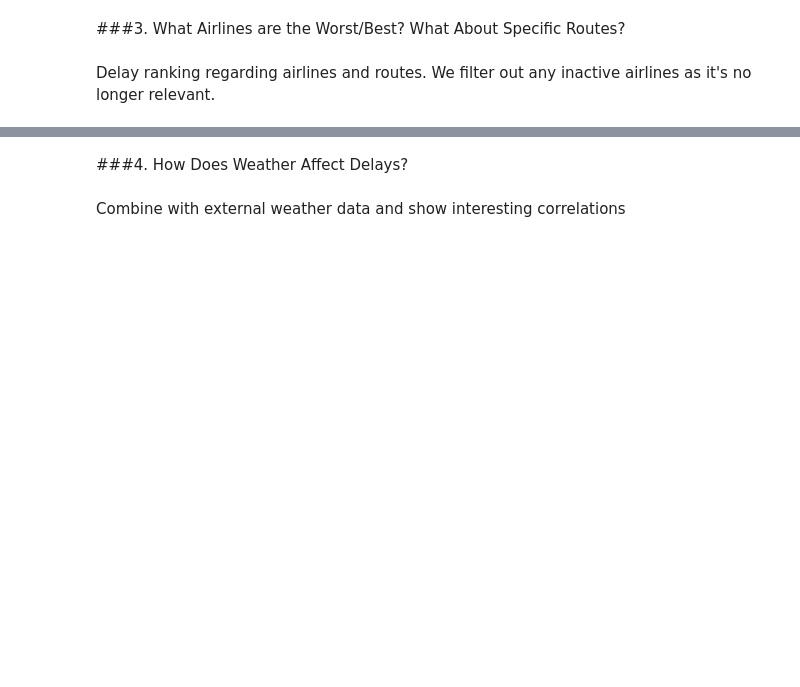
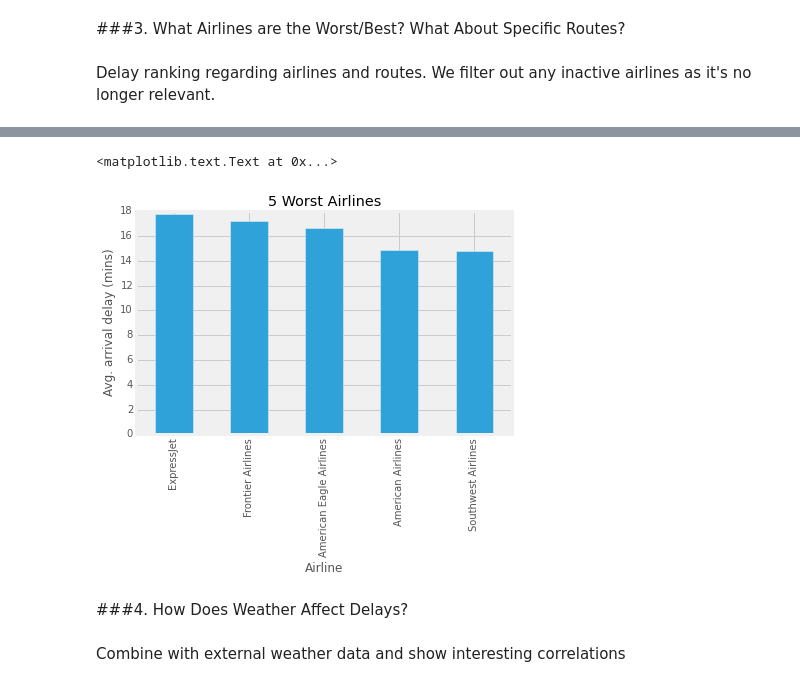
Before and after one commit to LeonhardFS/flightbbq, a Jupyter notebook: 03_DataExploration.ipynb, the cells around one changed output, grey strips where cells are left out. Saved outputs shown, nothing was run; the diff lists cells and outputs as text; code cells hidden in the pictures; blank space fills up the shorter version.

```diff
--- a/03_DataExploration.ipynb
+++ b/03_DataExploration.ipynb
@@ -116,3 +122,12 @@ AA.head()
+# %%
+AAgb = AAgb.sort([('ARR_DELAY','mean')], ascending = False)
+ax2 = AAgb.head(5)['ARR_DELAY']['mean'].plot(kind='bar')
+ax2.set_ylabel('Avg. arrival delay (mins)')
+ax2.set_xlabel('Airline')
+ax2.set_title('5 Worst Airlines')
+# %% [output]
+<matplotlib.text.Text at 0x...>
+[figure, added]
 # %% [markdown]
 ###4. How Does Weather Affect Delays?
 # %% [markdown]
```
Also changed, not shown: parts of 4 cells of this notebook, 2 other files.
